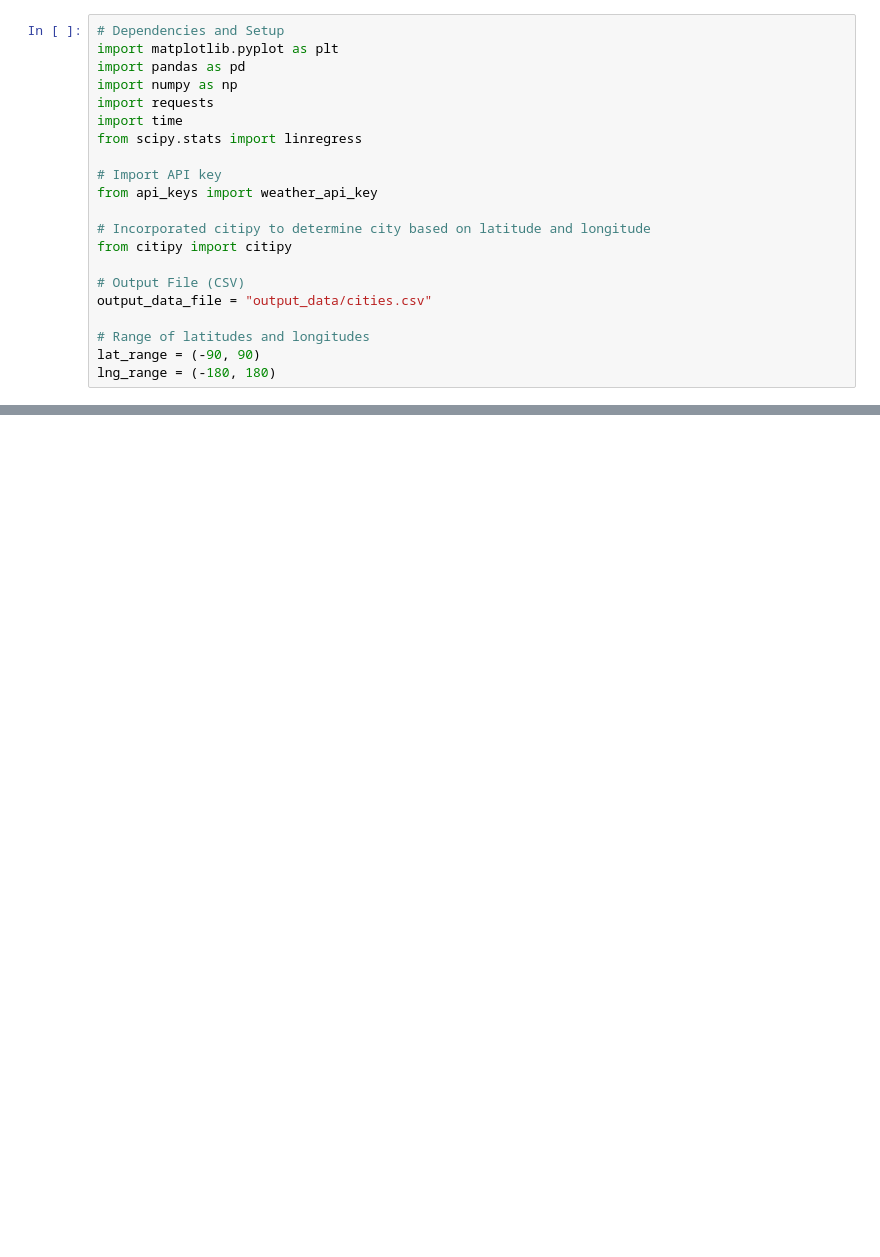
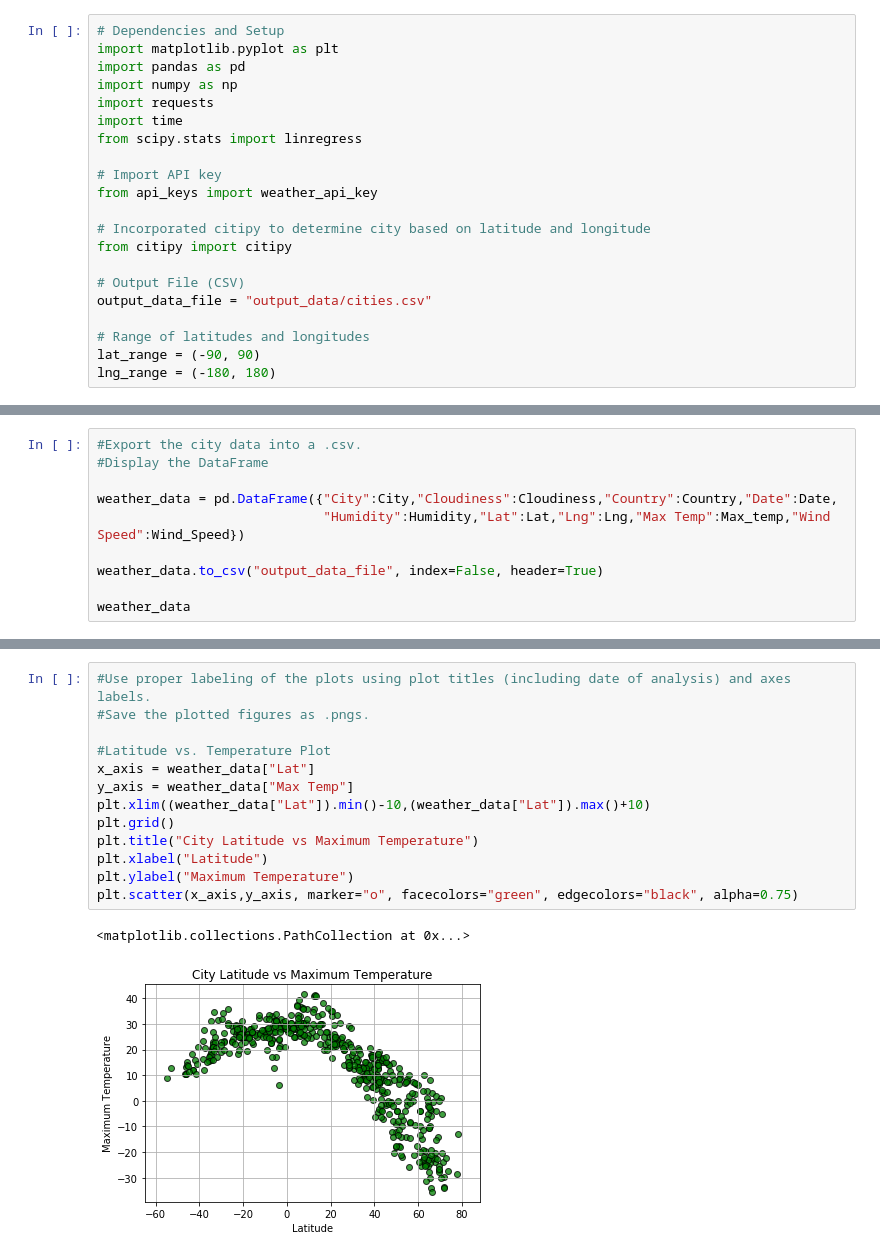
Before and after one commit to vijay-mygit/Python-API-Challenge, a Jupyter notebook: WeatherPy/WeatherPy.ipynb, the cells around one changed output, grey strips where cells are left out. Drawn from its saved outputs; the diff is of its cells as text; blank space fills up the shorter version.

Commit message:
Updated code and output data

```diff
--- a/WeatherPy/WeatherPy.ipynb
+++ b/WeatherPy/WeatherPy.ipynb
@@ -176,0 +107,10 @@ The r-squared is: -0.322483077139538
+# %%
+#Export the city data into a .csv.
+#Display the DataFrame
+
+weather_data = pd.DataFrame({"City":City,"Cloudiness":Cloudiness,"Country":Country,"Date":Date,
+                             "Humidity":Humidity,"Lat":Lat,"Lng":Lng,"Max Temp":Max_temp,"Wind Speed":Wind_Speed})
+
+weather_data.to_csv("output_data_file", index=False, header=True)
+
+weather_data
@@ -176,0 +131,16 @@ The r-squared is: -0.322483077139538
+# %%
+#Use proper labeling of the plots using plot titles (including date of analysis) and axes labels.
+#Save the plotted figures as .pngs.
+
+#Latitude vs. Temperature Plot
+x_axis = weather_data["Lat"]
+y_axis = weather_data["Max Temp"]
+plt.xlim((weather_data["Lat"]).min()-10,(weather_data["Lat"]).max()+10)
+plt.grid()
+plt.title("City Latitude vs Maximum Temperature")
+plt.xlabel("Latitude")
+plt.ylabel("Maximum Temperature")
+plt.scatter(x_axis,y_axis, marker="o", facecolors="green", edgecolors="black", alpha=0.75)
+# %% [output]
+<matplotlib.collections.PathCollection at 0x...>
+[figure, added]
```
Also changed, not shown: parts of 48 cells of this notebook, 1 other file.
